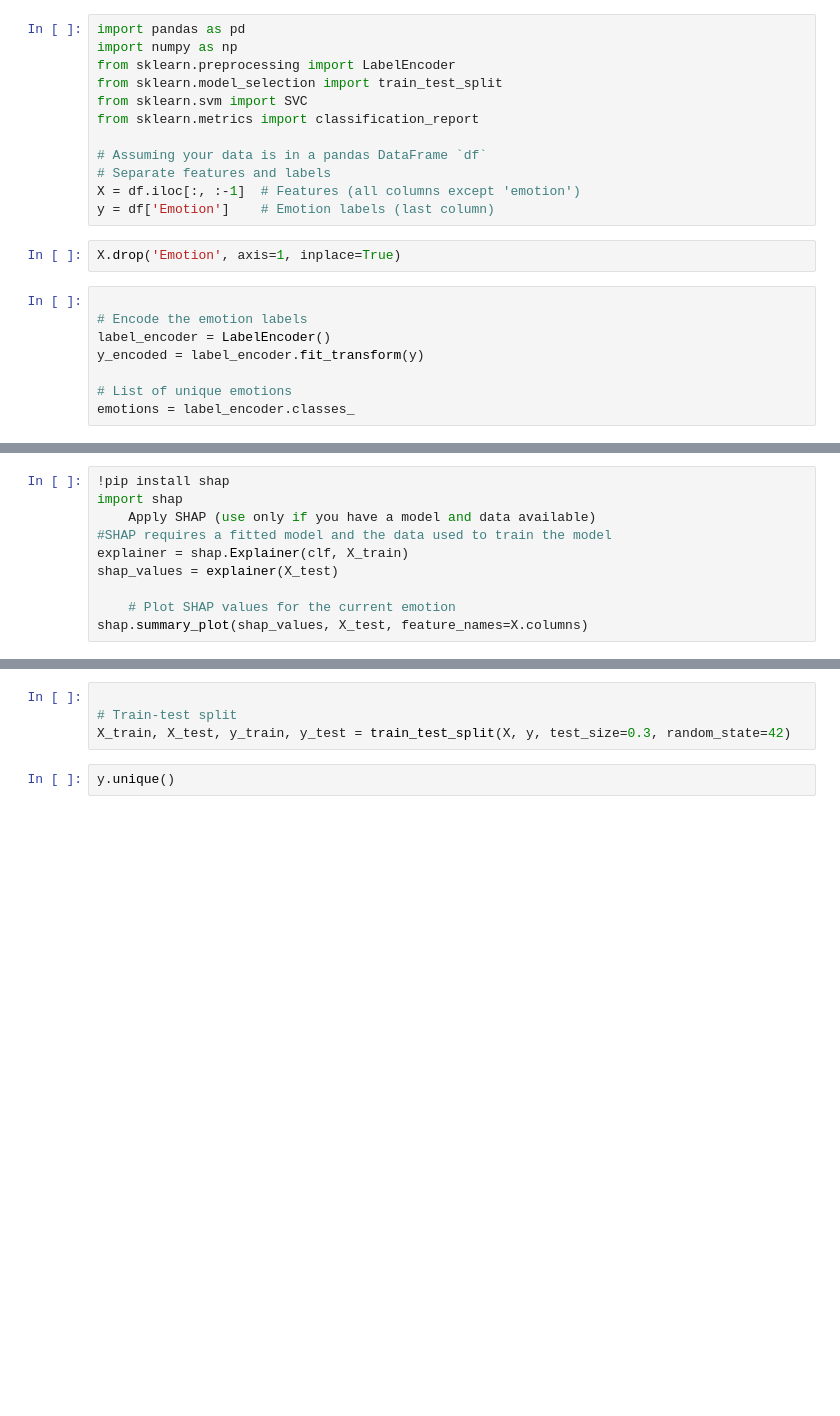
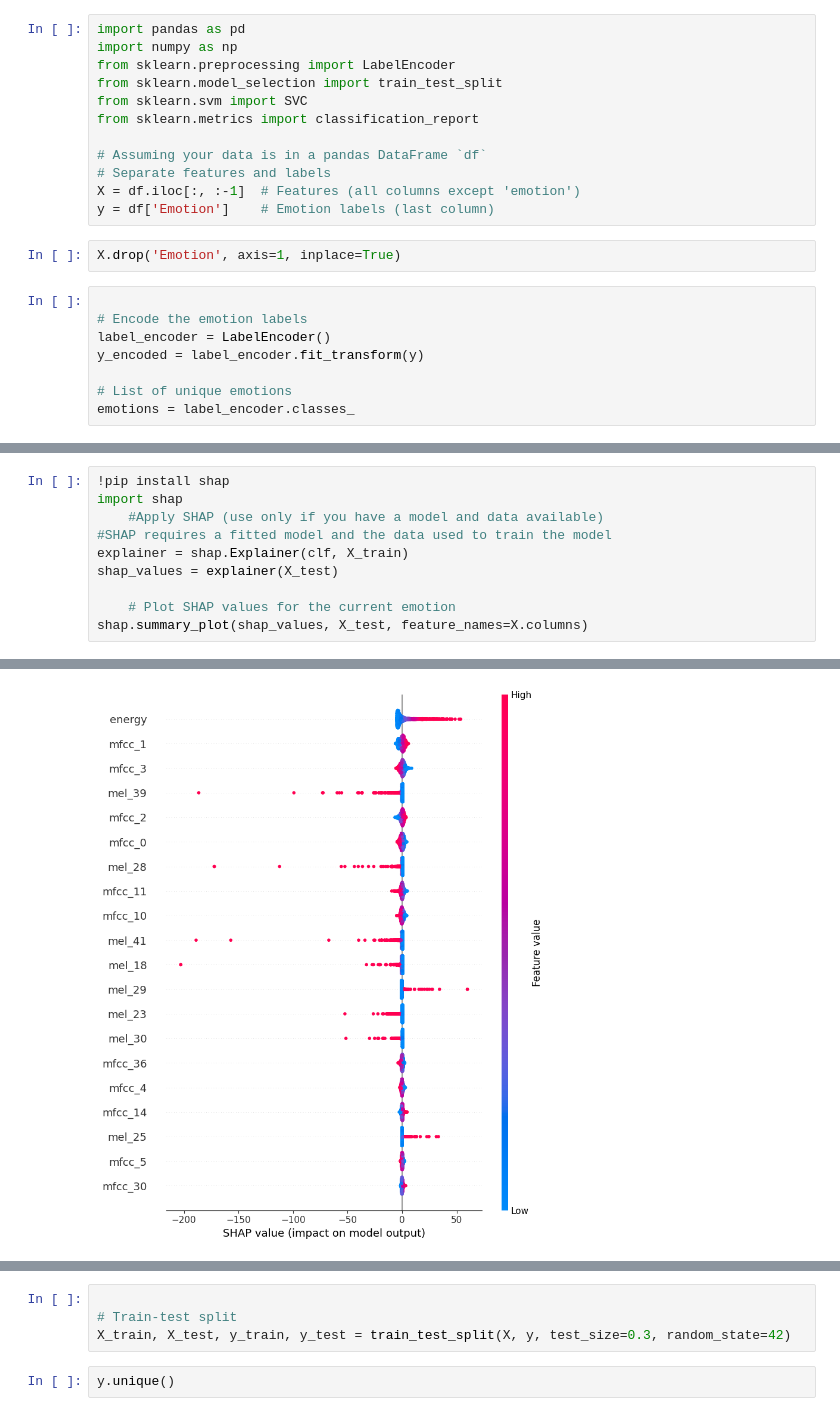
Before and after one commit to lovedelia05/speech-emotion-recognition, a Jupyter notebook: capstone (1).ipynb, the cells around one changed output, grey strips where cells are left out. Saved outputs shown, nothing was run; the diff lists cells and outputs as text; blank space fills up the shorter version.

```diff
--- a/capstone (1).ipynb
+++ b/capstone (1).ipynb
@@ -125,10 +176,11 @@ weighted avg       0.91      0.92      0.91      1844
 # %%
 !pip install shap
 import shap
-    Apply SHAP (use only if you have a model and data available)
+    #Apply SHAP (use only if you have a model and data available)
 #SHAP requires a fitted model and the data used to train the model
 explainer = shap.Explainer(clf, X_train)
 shap_values = explainer(X_test)
 
     # Plot SHAP values for the current emotion
 shap.summary_plot(shap_values, X_test, feature_names=X.columns)
+# %% [output]
@@ -135,3 +204,4 @@ shap.summary_plot(shap_values, X_test, feature_names=X.columns)
+[figure, added]
 # %%
 import pandas as pd
 from sklearn.model_selection import train_test_split
```
Also changed, not shown: parts of 27 cells of this notebook.
